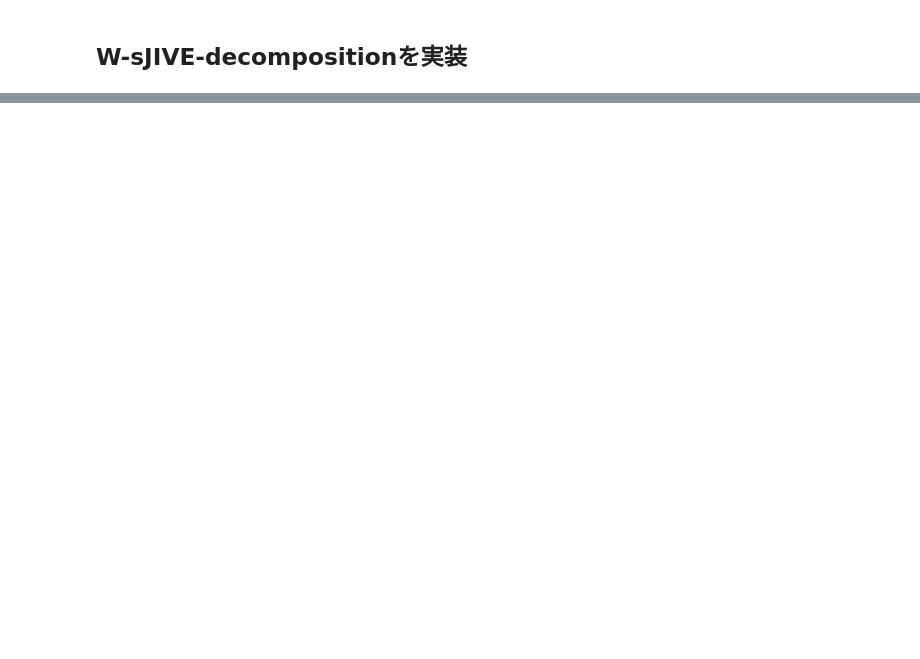
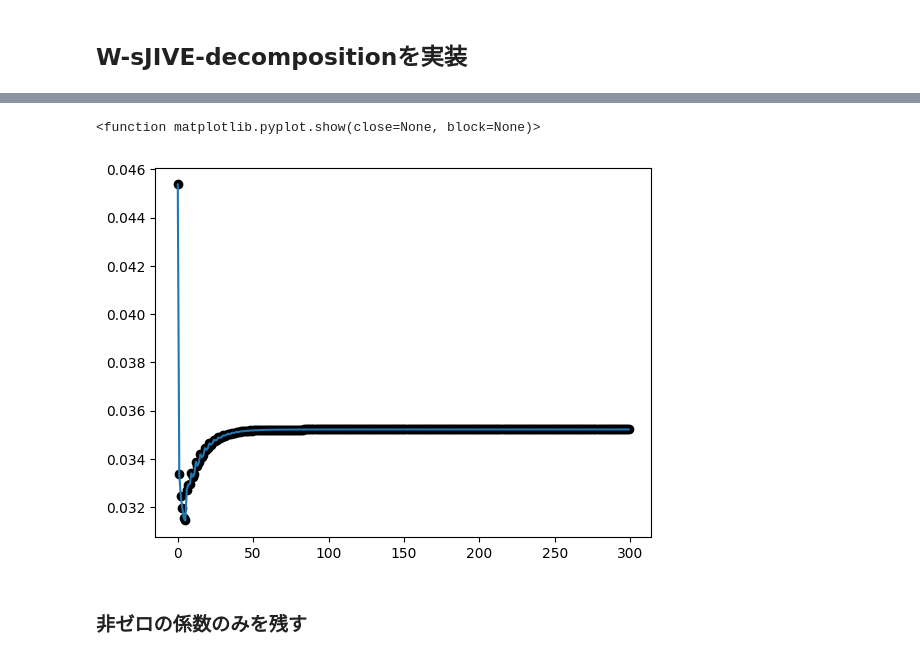
Before and after one commit to Kiyoshi-Inoue/keisanki, a Jupyter notebook: W-sJIVE.ipynb, the cells around one changed output, grey strips where cells are left out. Cells and saved outputs as stored; diff of their text form; code cells hidden in the pictures; blank space fills up the shorter version.

```diff
--- a/W-sJIVE.ipynb
+++ b/W-sJIVE.ipynb
@@ -12,9 +12,9 @@ import optuna
 p_1=50
 p_2=50
 n=150
-r_J_or=1
-r_1_or=1
-r_2_or=1
+r_J_or=10
+r_1_or=10
+r_2_or=10
 r_prop=1.0
 w_J=5.0
 w_1=5.0
@@ -40,6 +78,6 @@ df_tes=np.row_stack((X_1_test,X_2_test,y_test))
 # %%
 times=100
-threshold=10
+threshold=0.1
 r_J=40
 r_1=40
 r_2=40
@@ -50,10 +167,10 @@ erro_lis,erro_best,S_J_best,U_1_best,U_2_best,S_1_best,W_1_best,S_2_best,W_2_bes
 # %%
 times=100
-threshold=10
-lam_J=1.0
-lam_1=0.1
-lam_2=0.1
-gamma=5.0
+threshold=0.001
+lam_J=0.01
+lam_1=0.001
+lam_2=0.001
+gamma=0
 # %%
 erro_y_lis,erro_best,theta_1_best,theta_21_best,theta_22_best,hat_y_best=function.W_sJIVE_decomposition_2(
     y_original,threshold,times,lam_J,lam_1,lam_2,gamma,S_J_best,S_1_best,S_2_best,sigma_J_best,sigma_1_best,sigma_2_best
@@ -436,0 +245,9 @@ for l in range(100):
+# %%
+plt.plot(erro_y_lis)
+plt.scatter(range(len(erro_y_lis)),erro_y_lis,color="black")
+plt.show
+# %% [output]
+<function matplotlib.pyplot.show(close=None, block=None)>
+[figure, added]
+# %% [markdown]
+### 非ゼロの係数のみを残す
```
Also changed, not shown: parts of 75 cells of this notebook, 1 other file.
